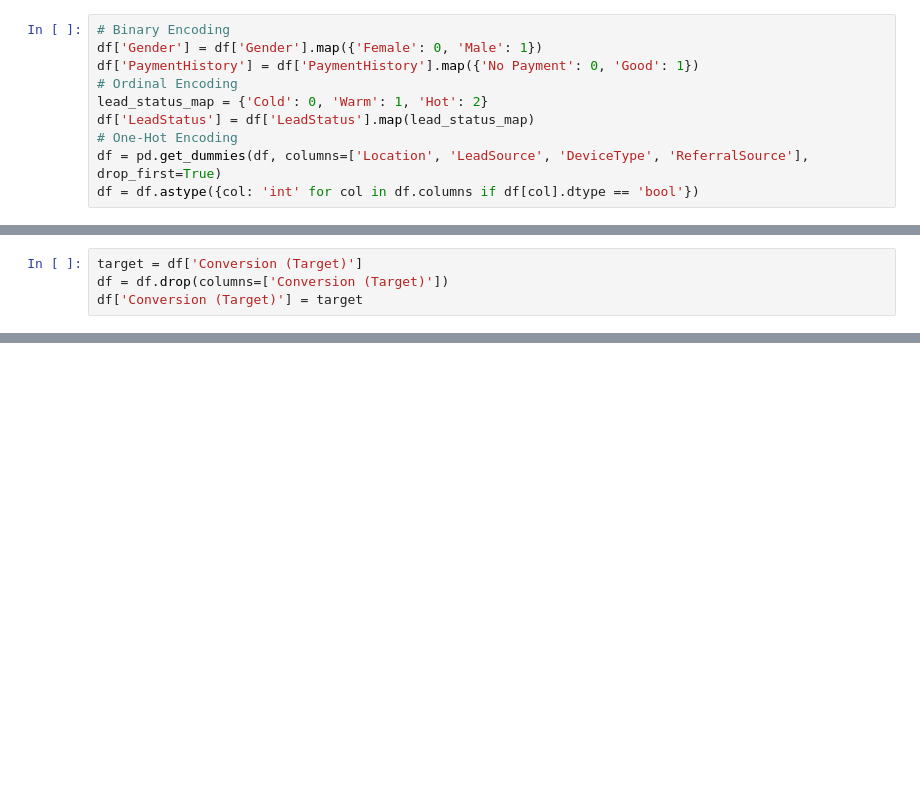
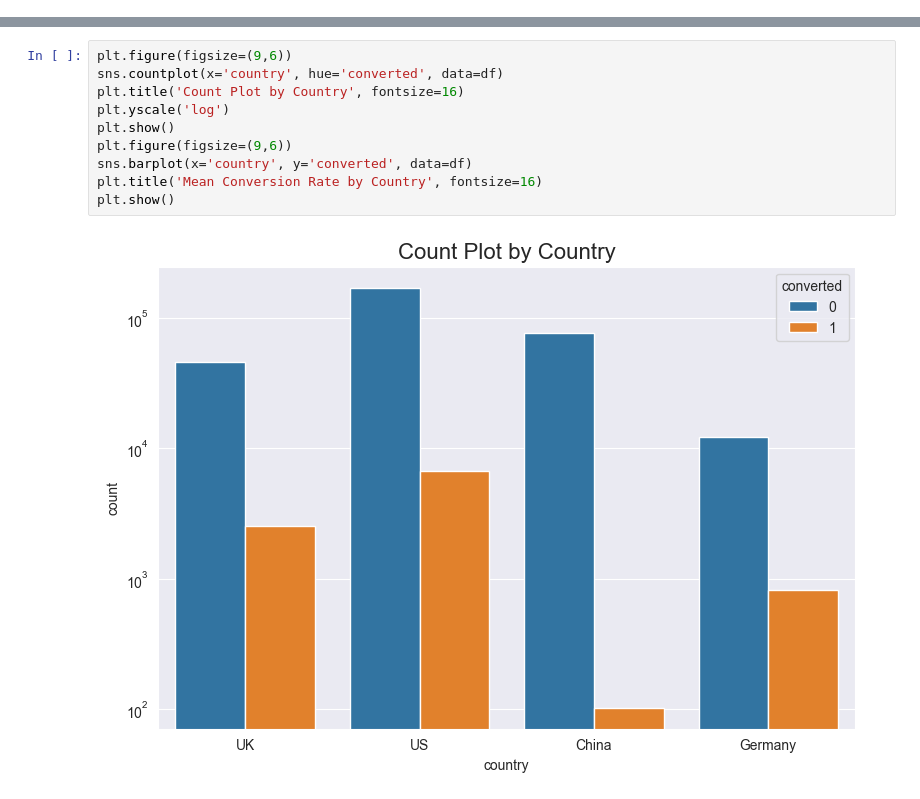
Before and after one commit to mohamedzreik/DS-Take-Home-Challenges, a Jupyter notebook: Conversion_Rate/Code.ipynb, the cells around one changed output, grey strips where cells are left out. Drawn from its saved outputs; the diff is of its cells as text; blank space fills up the shorter version.

```diff
--- a/Conversion_Rate/Code.ipynb
+++ b/Conversion_Rate/Code.ipynb
@@ -168,10 +51,0 @@ plt.show()
-# %%
-# Binary Encoding
-df['Gender'] = df['Gender'].map({'Female': 0, 'Male': 1})
-df['PaymentHistory'] = df['PaymentHistory'].map({'No Payment': 0, 'Good': 1})
-# Ordinal Encoding
-lead_status_map = {'Cold': 0, 'Warm': 1, 'Hot': 2}
-df['LeadStatus'] = df['LeadStatus'].map(lead_status_map)
-# One-Hot Encoding
-df = pd.get_dummies(df, columns=['Location', 'LeadSource', 'DeviceType', 'ReferralSource'], drop_first=True)
-df = df.astype({col: 'int' for col in df.columns if df[col].dtype == 'bool'})
@@ -188,4 +51,0 @@ df.head()
-# %%
-target = df['Conversion (Target)']
-df = df.drop(columns=['Conversion (Target)'])
-df['Conversion (Target)'] = target
@@ -337,0 +71,12 @@ ROC AUC: 0.9835
+# %%
+plt.figure(figsize=(9,6))
+sns.countplot(x='country', hue='converted', data=df)
+plt.title('Count Plot by Country', fontsize=16)
+plt.yscale('log')
+plt.show()
+plt.figure(figsize=(9,6))
+sns.barplot(x='country', y='converted', data=df)
+plt.title('Mean Conversion Rate by Country', fontsize=16)
+plt.show()
+# %% [output]
+[figure, added]
```
Also changed, not shown: parts of 47 cells of this notebook, 4 other files.
